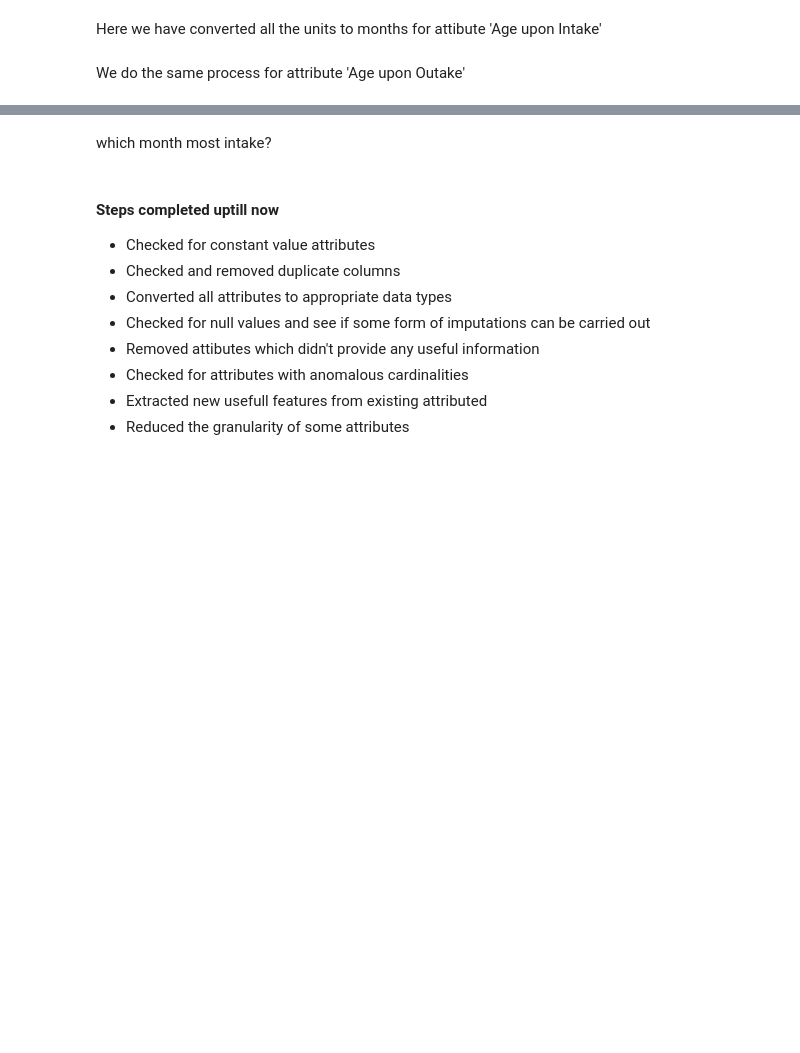
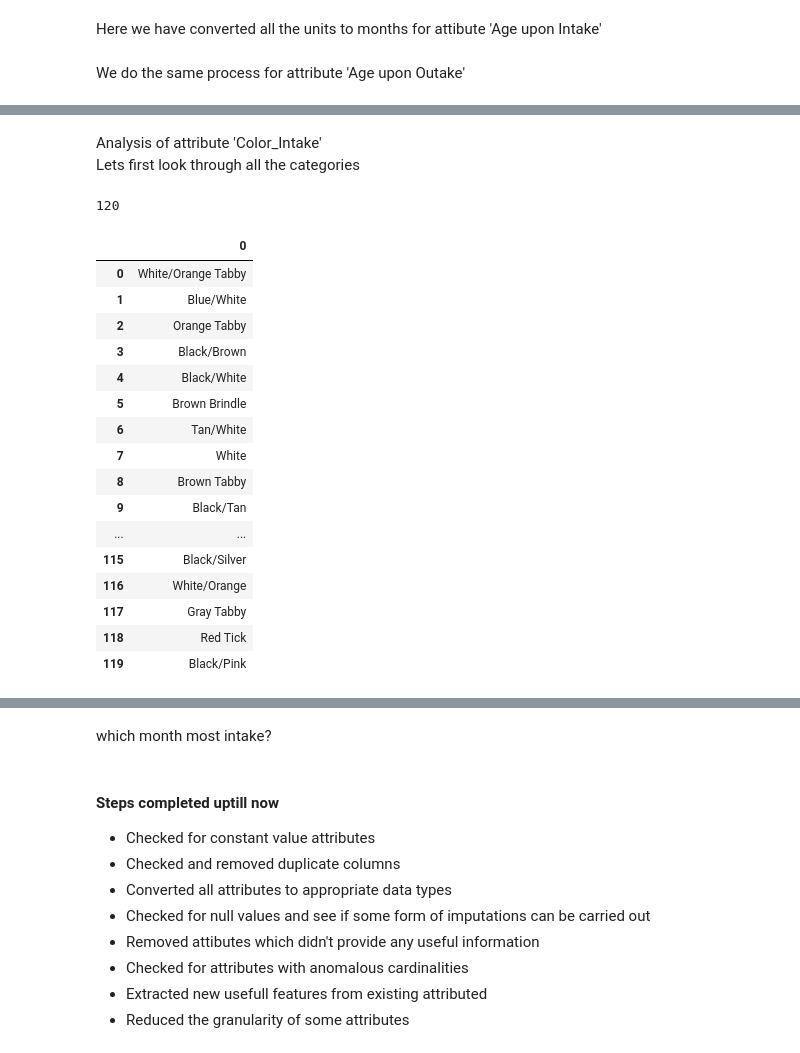
Before and after one commit to sachsom95/Animal-shelter-data-Exploratory-Analysis, a Jupyter notebook: Animal_shelter_data_analysis.ipynb, the cells around one changed output, grey strips where cells are left out. Cells and saved outputs as stored; diff of their text form; code cells hidden in the pictures; blank space fills up the shorter version.

```diff
--- a/Animal_shelter_data_analysis.ipynb
+++ b/Animal_shelter_data_analysis.ipynb
@@ -528,7 +526,7 @@ for x in range(1000):
 # %% [markdown]
 Here we have converted all the units to months for attibute 'Age upon Intake'
 # %%
-df = pd.read_csv('AnimalWelfareRisk-19200494.csv')
+# df = pd.read_csv('AnimalWelfareRisk-19200494.csv')
 # %% [markdown]
 We do the same process for attribute 'Age upon Outake'
 # %%
@@ -559,0 +575,28 @@ for x in range(1000):
+# %% [markdown]
+Analysis of attribute 'Color_Intake'<br>
+Lets first look through all the categories
+# %%
+df['Color_Intake'].nunique()
+# %% [output]
+120
+# %%
+colors=df['Color_Intake'].unique()
+display(pd.DataFrame(colors))
+# %% [output]
+|  | 0 |
+| 0 | White/Orange Tabby |
+| 1 | Blue/White |
+| 2 | Orange Tabby |
+| 3 | Black/Brown |
+| 4 | Black/White |
+| 5 | Brown Brindle |
+| 6 | Tan/White |
+| 7 | White |
+| 8 | Brown Tabby |
+| 9 | Black/Tan |
+| ... | ... |
+| 115 | Black/Silver |
+| 116 | White/Orange |
+| 117 | Gray Tabby |
+| 118 | Red Tick |
+| 119 | Black/Pink |
```
Also changed, not shown: parts of 8 cells of this notebook.
